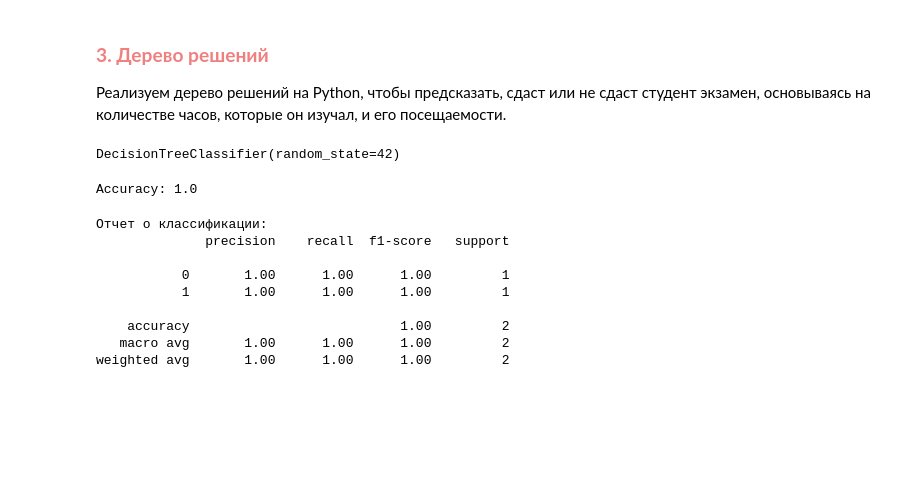
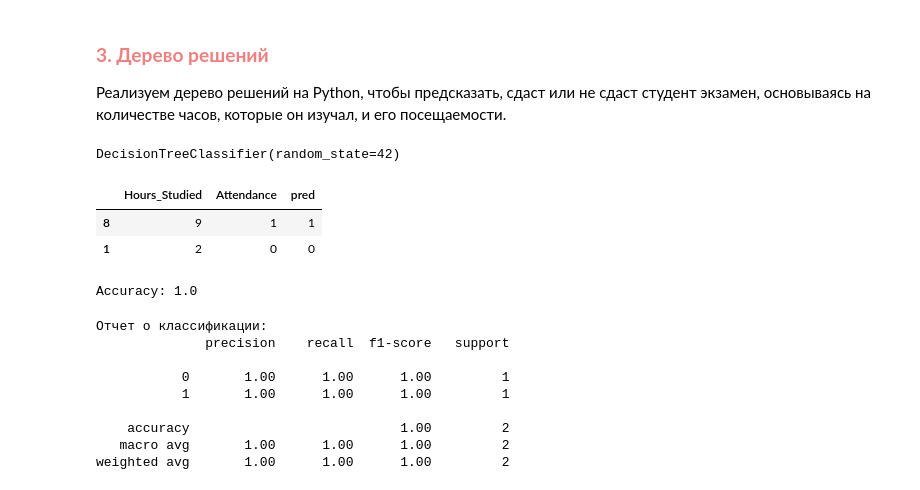
Before and after one commit to gggvitalii90/python_analytics_ich_120925, a Jupyter notebook: notebooks/Python for DA_L21_2-for_students.ipynb, the cells around one changed output. Saved outputs shown, nothing was run; the diff lists cells and outputs as text; code cells hidden in the pictures; blank space fills up the shorter version.

```diff
--- a/notebooks/Python for DA_L21_2-for_students.ipynb
+++ b/notebooks/Python for DA_L21_2-for_students.ipynb
@@ -166,6 +177,12 @@ DecisionTreeClassifier(random_state=42)
 # %%
 # Делаем предсказания на тестовом наборе
 y_pred = model.predict(X_test)
+X_test['pred'] = y_pred
+X_test
+# %% [output]
+|  | Hours_Studied | Attendance | pred |
+| 8 | 9 | 1 | 1 |
+| 1 | 2 | 0 | 0 |
 # %%
 # Вычисляем точность
 accuracy = accuracy_score(y_test, y_pred)
```
Also changed, not shown: parts of 2 cells of this notebook, 5 other files.
